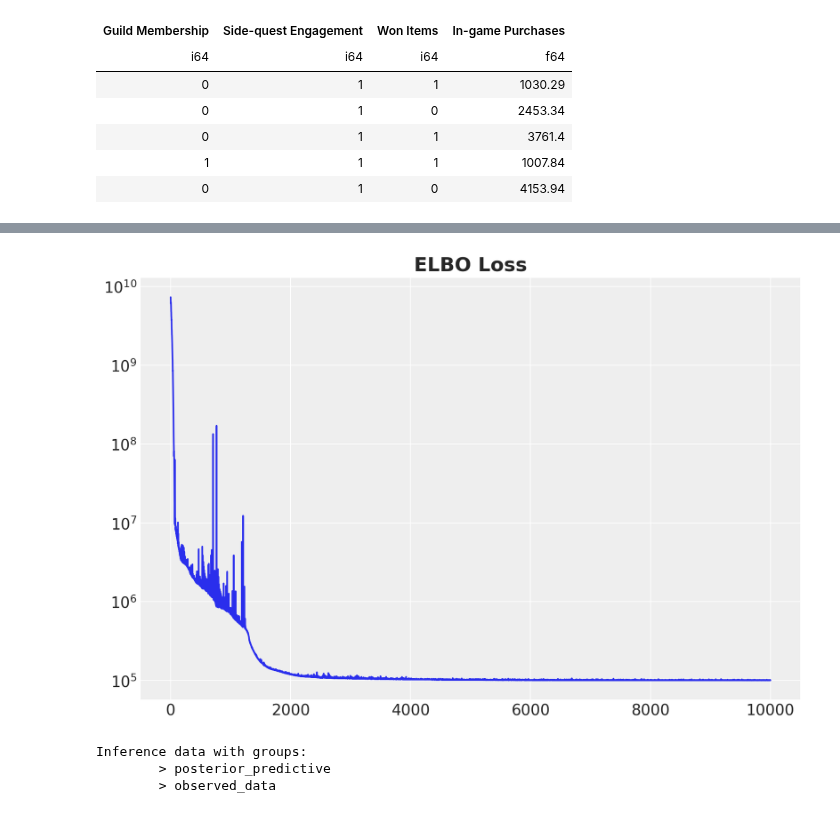
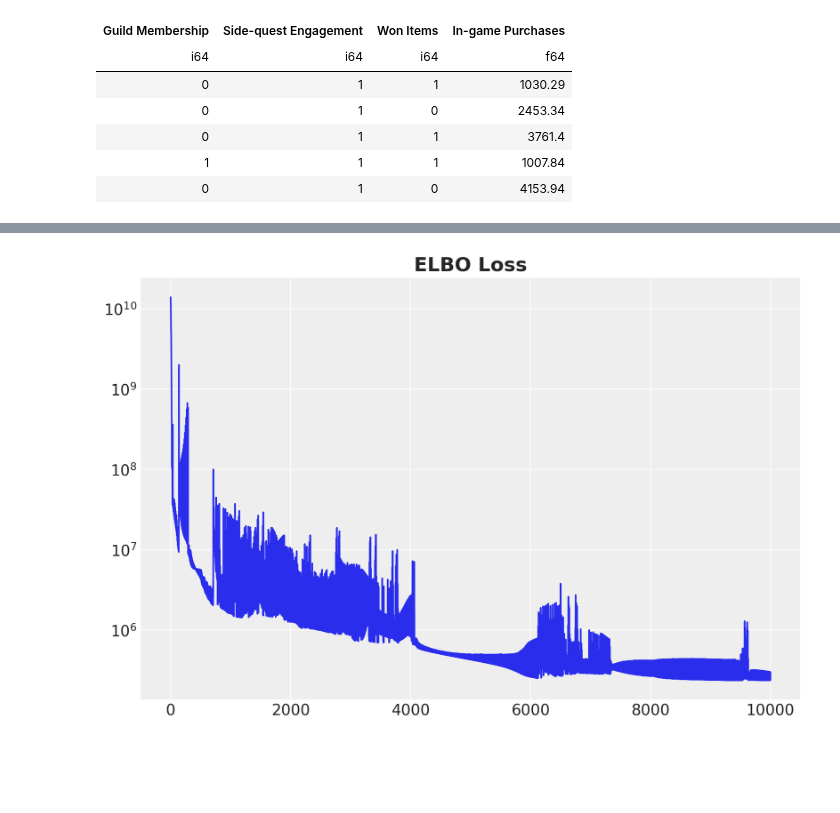
Before and after one commit to juanitorduz/website_projects, a Jupyter notebook: Python/online_game_ate.ipynb, the cells around one changed output, grey strips where cells are left out. Drawn from its saved outputs; the diff is of its cells as text; code cells hidden in the pictures; blank space fills up the shorter version.

```diff
--- a/Python/online_game_ate.ipynb
+++ b/Python/online_game_ate.ipynb
@@ -108,7 +104,7 @@ nn_confounders_2_engagement = Confounders2Engagement(rngs=nnx.Rngs(rng_subkey))
 rng_key, rng_subkey = random.split(rng_key)
 nn_purchases_network = PurchasesNetwork(rngs=nnx.Rngs(rng_subkey))
 # %%
-def model(guild_membership, side_quest_engagement, won_items, in_game_purchases=None):
+def model(guild_membership, side_quest_engagement, in_game_purchases):
     n_obs = guild_membership.shape[0]
 
     ρ_member = numpyro.sample("ρ_member", dist.Beta(2, 5))
@@ -119,9 +115,7 @@ def model(guild_membership, side_quest_engagement, won_items, in_game_purchases=
     with numpyro.plate("obs", n_obs):
         z = numpyro.sample("z", dist.Normal(0.0, 1.0))
 
-        is_guild_member = numpyro.sample(
-            "is_guild_member", dist.Bernoulli(ρ_member), obs=guild_membership
-        )
+        is_guild_member = numpyro.sample("is_guild_member", dist.Bernoulli(ρ_member))
 
         engagement_input = jnp.stack((is_guild_member, z)).T
 
@@ -132,14 +126,14 @@ def model(guild_membership, side_quest_engagement, won_items, in_game_purchases=
         ρ_engagement = nnx_confounders_2_engagement(engagement_input)
 
         is_highly_engaged = numpyro.sample(
-            "is_highly_engaged", dist.Bernoulli(ρ_engagement), obs=side_quest_engagement
+            "is_highly_engaged", dist.Bernoulli(ρ_engagement)
         )
 
         p_won = ρ_won_engaged * is_highly_engaged + ρ_won_not_engaged * (
             1 - is_highly_engaged
         )
 
-        won_items = numpyro.sample("won_items", dist.Bernoulli(p_won), obs=won_items)
+        won_items = numpyro.sample("won_items", dist.Bernoulli(p_won))
 
         purchase_input = jnp.stack((won_items, is_guild_member, z)).T
 
@@ -147,11 +141,7 @@ def model(guild_membership, side_quest_engagement, won_items, in_game_purchases=
             "nnx_purchases_network", nn_purchases_network
         )
         μ_purchases, σ_purchases = nnx_purchases_network(purchase_input)
-        in_game_purchases = numpyro.sample(
-            "in_game_purchases",
-            dist.Normal(μ_purchases, σ_purchases),
-            obs=in_game_purchases,
-        )
+        numpyro.sample("in_game_purchases", dist.Normal(μ_purchases, σ_purchases))
 
 
 numpyro.render_model(
@@ -159,9 +149,27 @@ numpyro.render_model(
     model_kwargs={
         "guild_membership": guild_membership,
         "side_quest_engagement": side_quest_engagement,
-        "won_items": won_items,
         "in_game_purchases": in_game_purchases,
     },
 )
 # %% [output]
 [drawing not drawn]
+# %%
+conditioned_model = condition(
+    model,
+    data={
+        "is_guild_member": guild_membership,
+        "is_highly_engaged": side_quest_engagement,
+        "won_items": won_items,
+        "in_game_purchases": in_game_purchases,
+    },
+)
+
+numpyro.render_model(
+    conditioned_model,
+    model_kwargs={
+        "guild_membership": guild_membership,
+        "side_quest_engagement": side_quest_engagement,
+        "in_game_purchases": in_game_purchases,
+    },
+)
@@ -191,7 +201,7 @@ class Encoder(nnx.Module):
 rng_key, rng_subkey = random.split(rng_key)
 nn_encoder = Encoder(rngs=nnx.Rngs(rng_subkey))
 # %%
-def guide(guild_membership, side_quest_engagement, won_items, in_game_purchases=None):
+def guide(guild_membership, side_quest_engagement, in_game_purchases):
     α_member = numpyro.param("α_member", jnp.array(1.0))
     β_member = numpyro.param("β_member", jnp.array(1.0))
     numpyro.sample("ρ_member", dist.Beta(α_member, β_member))
@@ -228,36 +238,35 @@ scheduler = optax.linear_onecycle_schedule(
     peak_value=0.01,
     pct_start=0.01,
     pct_final=0.75,
     div_factor=2,
     final_div_factor=3,
 )
 
 optimizer = optax.chain(
     optax.clip_by_global_norm(1.0),
     optax.scale_by_adam(),
     optax.scale_by_schedule(scheduler),
     optax.scale(-1.0),
 )
 
 
-svi = SVI(model, guide, optimizer, loss=Trace_ELBO())
+svi = SVI(conditioned_model, guide, optimizer, loss=Trace_ELBO())
 n_samples = 10_000
 rng_key, rng_subkey = random.split(key=rng_key)
 svi_result = svi.run(
     rng_subkey,
     n_samples,
     guild_membership=guild_membership,
     side_quest_engagement=side_quest_engagement,
-    won_items=won_items,
     in_game_purchases=in_game_purchases,
 )
 
 fig, ax = plt.subplots(figsize=(9, 6))
 ax.plot(svi_result.losses)
 ax.set(yscale="log")
 ax.set_title("ELBO Loss", fontsize=18, fontweight="bold");
 # %% [output]
-[figure, old version]
+[figure, new version]
 # %%
 params = svi_result.params
 
@@ -292,12 +300,6 @@ idata = az.from_dict(
         "in_game_purchases": ["obs_idx"],
     },
 )
-# %%
-idata
-# %% [output]
-Inference data with groups:
-        > posterior_predictive
-        > observed_data
 # %%
 az.plot_ppc(idata, num_pp_samples=100, group="posterior")
 # %% [output]
```
Also changed, not shown: parts of 4 cells of this notebook.
